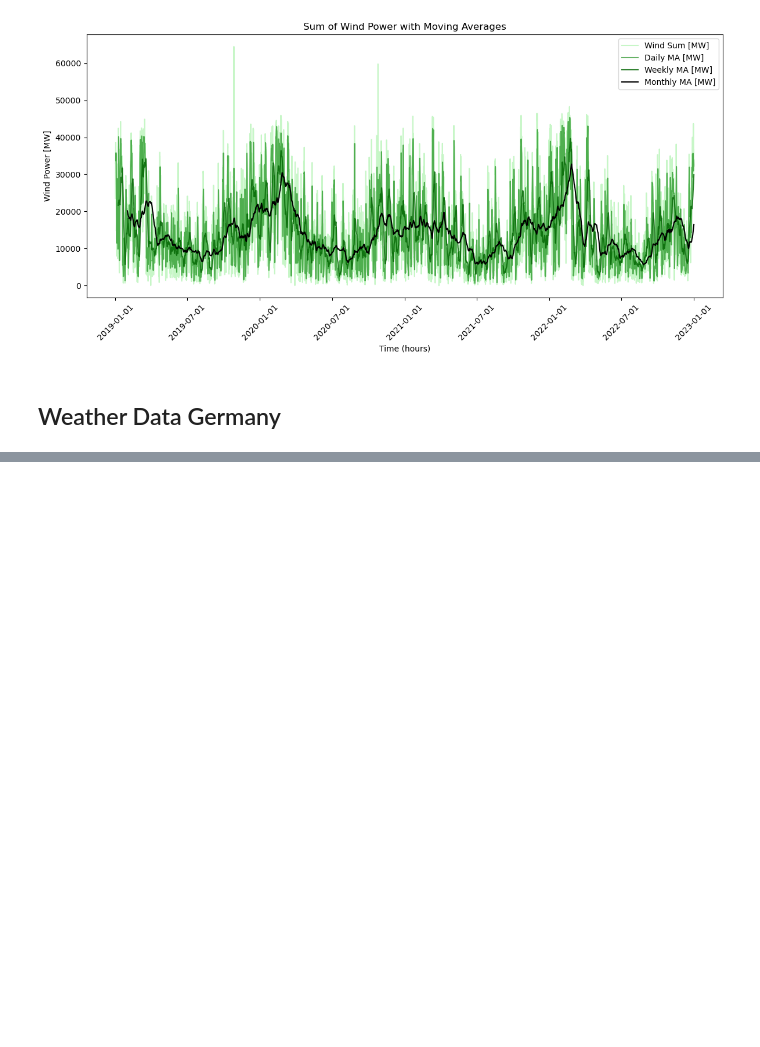
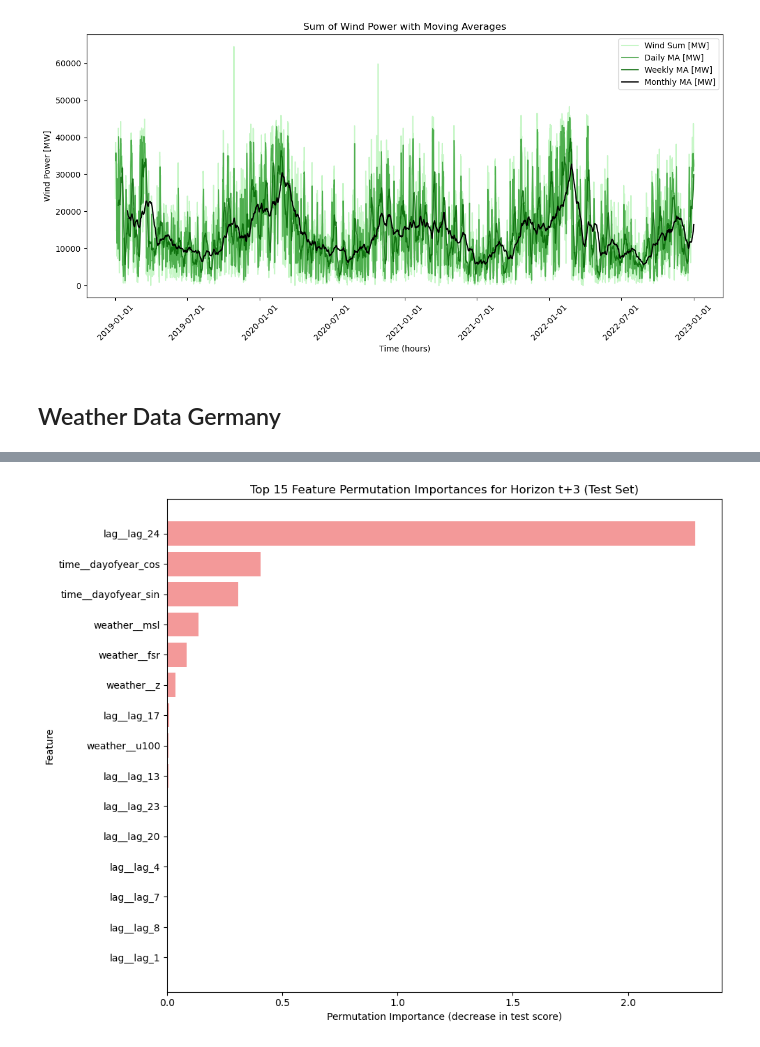
Before and after one commit to timoluebbing/WindPowerForecasting, a Jupyter notebook: experiments/data_preprocessing.ipynb, the cells around one changed output, grey strips where cells are left out. Cells and saved outputs as stored; diff of their text form; code cells hidden in the pictures; blank space fills up the shorter version.

```diff
--- a/experiments/data_preprocessing.ipynb
+++ b/experiments/data_preprocessing.ipynb
@@ -368,0 +338,13 @@ Error:
+# %%
+lag_feature_names = [col for col in X_df.columns if col.startswith("lag_")]
+time_feature_names = [col for col in X_df.columns if col.endswith("_sin") or col.endswith("_cos")]
+weather_feature_names = list(set(X_df.columns) - set(lag_feature_names) - set(time_feature_names))
+# %%
+preprocessor = ColumnTransformer(
+    transformers=[
+        ("weather", StandardScaler(), weather_feature_names),
+        ("time", "passthrough", time_feature_names),
+        ("lag", "passthrough", lag_feature_names),
+    ],
+    remainder="drop",
+)
@@ -368,0 +535,28 @@ Error:
+# %%
+horizon_to_visualize_perm = 2
+top_n_perm = 15
+
+features_for_h_perm = all_permutation_importances[horizon_to_visualize_perm]
+
+features_to_plot_perm = features_for_h_perm.head(top_n_perm)
+
+plt.figure(figsize=(10, 8))
+plt.barh(
+    features_to_plot_perm["feature"],
+    features_to_plot_perm["importance_mean"],
+    align="center",
+    alpha=0.8,
+    ecolor="black",
+    capsize=5,
+    color="lightcoral",
+)
+plt.xlabel("Permutation Importance (decrease in test score)")
+plt.ylabel("Feature")
+plt.title(
+    f"Top {top_n_perm} Feature Permutation Importances for Horizon t+{horizon_to_visualize_perm+1} (Test Set)"
+)
+plt.gca().invert_yaxis()
+plt.tight_layout()
+plt.show()
+# %% [output]
+[figure, added]
```
Also changed, not shown: parts of 23 cells of this notebook, 5 other files.
